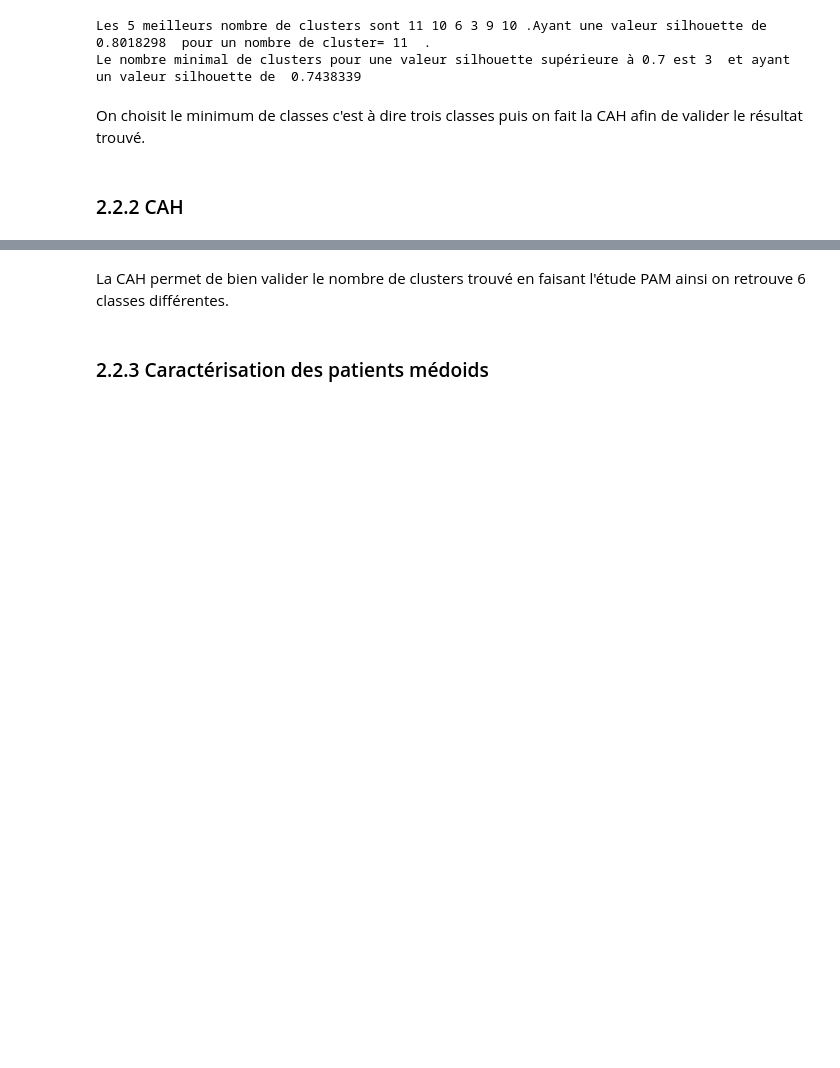
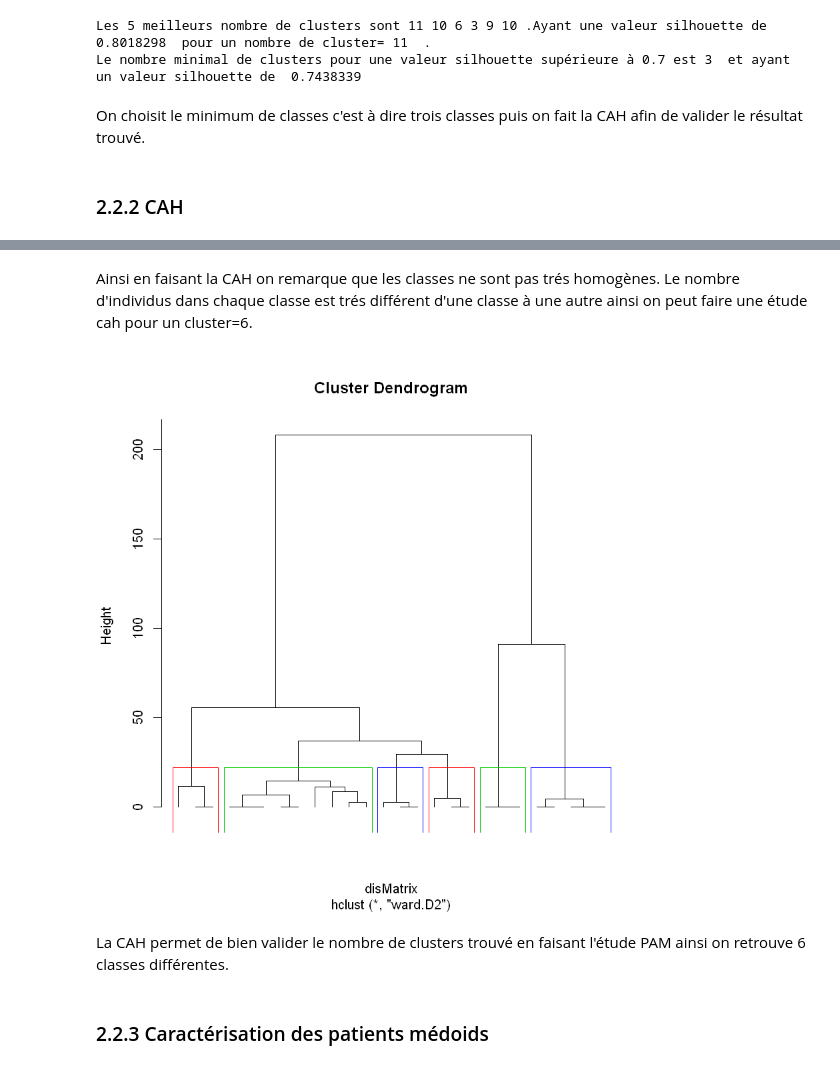
Before and after one commit to BigFab/TP_Adenome, a Jupyter notebook: vapor.ipynb, the cells around one changed output, grey strips where cells are left out. Cells and saved outputs as stored; diff of their text form; code cells hidden in the pictures; blank space fills up the shorter version.

```diff
--- a/vapor.ipynb
+++ b/vapor.ipynb
@@ -674,3 +672,12 @@ Ainsi en faisant la CAH on remarque que les classes ne sont pas trés homogènes
+# %% [markdown]
+Ainsi en faisant la CAH on remarque que les classes ne sont pas trés homogènes. Le nombre d'individus dans chaque classe est trés différent d'une classe à une autre ainsi on peut faire une étude cah pour un cluster=6.
+# %%
+k.optimal=6
+plot(resuhc, labels = FALSE, hang = -1)
+# Ajout des rectangles autour des clusters
+rect.hclust(resuhc, k = k.optimal, border = 2:4)
+# %% [output]
+[figure, added]
 # %% [markdown]
 La CAH permet de bien valider le nombre de clusters trouvé en faisant l'étude PAM ainsi on retrouve 6 classes différentes.
 # %% [markdown]
```
Also changed, not shown: parts of 2 cells of this notebook.
